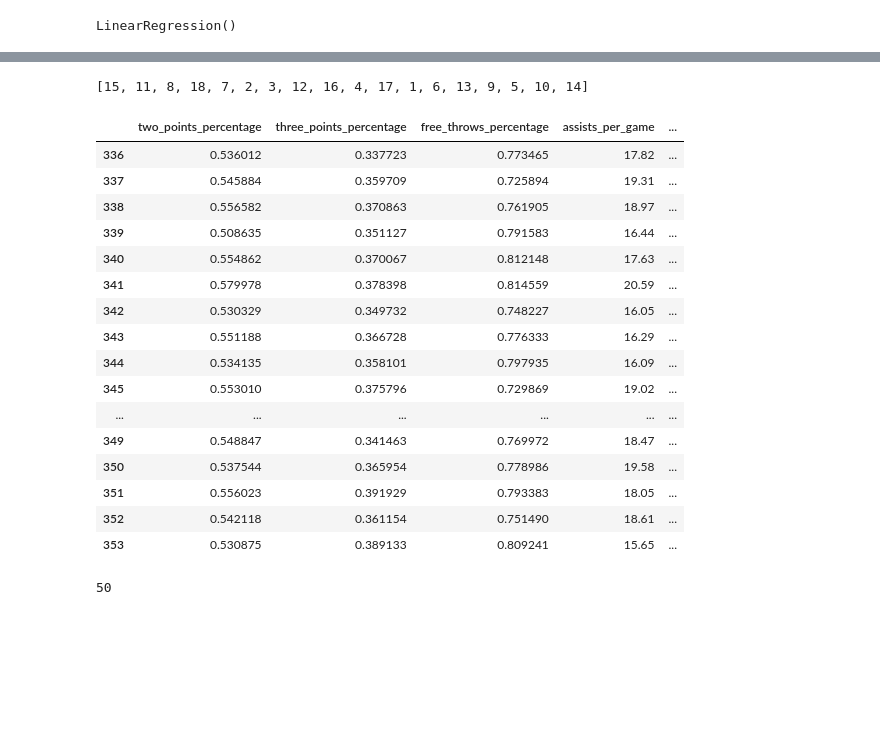
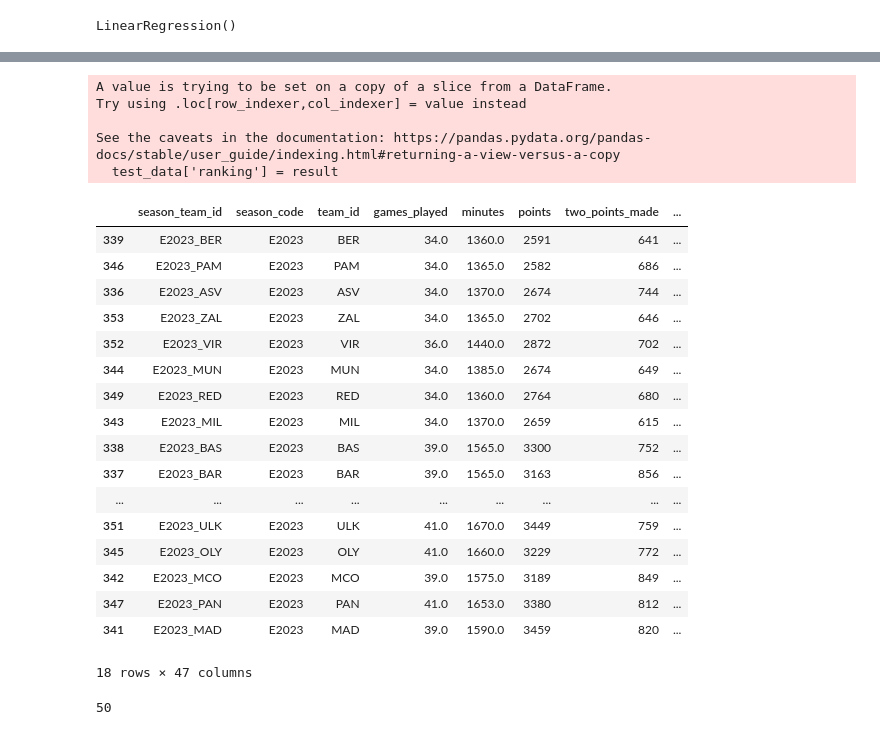
Before and after one commit to ste1drag/NI_projekat, a Jupyter notebook: main.ipynb, the cells around one changed output, grey strips where cells are left out. Drawn from its saved outputs; the diff is of its cells as text; code cells hidden in the pictures; blank space fills up the shorter version.

```diff
--- a/main.ipynb
+++ b/main.ipynb
@@ -223,7 +194,3 @@ training_data
 model.fit(training_data,training_data_ranking)
 # %% [output]
 LinearRegression()
-# %%
-test_data['two_points_percentage'] = test_data['two_points_made_per_game'] / test_data['two_points_attempted_per_game']
-test_data['three_points_percentage'] = test_data['three_points_made_per_game'] / test_data['three_points_attempted_per_game']
-test_data['free_throws_percentage'] = test_data['free_throws_made_per_game'] / test_data['free_throws_attempted_per_game']
@@ -246,3 +197,3 @@ See the caveats in the documentation: https://pandas.pydata.org/pandas-docs/stab
 # %%
-test_data = test_data[parameters]
+test_data_params = test_data[parameters]
 # %%
@@ -268,5 +219,5 @@ test_data
 # %%
-rankings_2023_predicted = model.predict(test_data)
+rankings_2023_predicted = model.predict(test_data_params)
 # %%
 test_data
 # %% [output]
@@ -299,29 +252,35 @@ order_ranking = {value: index + 1 for index, value in enumerate(sorted_ranking)}
 
 result = [order_ranking[value] for value in rankings_2023_predicted]
 # %%
-result
+test_data['ranking'] = result
 # %% [output]
-[15, 11, 8, 18, 7, 2, 3, 12, 16, 4, 17, 1, 6, 13, 9, 5, 10, 14]
+A value is trying to be set on a copy of a slice from a DataFrame.
+Try using .loc[row_indexer,col_indexer] = value instead
+
+See the caveats in the documentation: https://pandas.pydata.org/pandas-docs/stable/user_guide/indexing.html#returning-a-view-versus-a-copy
+  test_data['ranking'] = result
 # %%
+test_data = test_data.sort_values(by=['ranking']).iloc[::-1]
 test_data
 # %% [output]
-|  | two_points_percentage | three_points_percentage | free_throws_percentage | assists_per_game | ... |
-| 336 | 0.536012 | 0.337723 | 0.773465 | 17.82 | ... |
-| 337 | 0.545884 | 0.359709 | 0.725894 | 19.31 | ... |
-| 338 | 0.556582 | 0.370863 | 0.761905 | 18.97 | ... |
-| 339 | 0.508635 | 0.351127 | 0.791583 | 16.44 | ... |
-| 340 | 0.554862 | 0.370067 | 0.812148 | 17.63 | ... |
-| 341 | 0.579978 | 0.378398 | 0.814559 | 20.59 | ... |
-| 342 | 0.530329 | 0.349732 | 0.748227 | 16.05 | ... |
-| 343 | 0.551188 | 0.366728 | 0.776333 | 16.29 | ... |
-| 344 | 0.534135 | 0.358101 | 0.797935 | 16.09 | ... |
-| 345 | 0.553010 | 0.375796 | 0.729869 | 19.02 | ... |
-| ... | ... | ... | ... | ... | ... |
-| 349 | 0.548847 | 0.341463 | 0.769972 | 18.47 | ... |
-| 350 | 0.537544 | 0.365954 | 0.778986 | 19.58 | ... |
-| 351 | 0.556023 | 0.391929 | 0.793383 | 18.05 | ... |
-| 352 | 0.542118 | 0.361154 | 0.751490 | 18.61 | ... |
-| 353 | 0.530875 | 0.389133 | 0.809241 | 15.65 | ... |
+|  | season_team_id | season_code | team_id | games_played | minutes | points | two_points_made | ... |
+| 339 | E2023_BER | E2023 | BER | 34.0 | 1360.0 | 2591 | 641 | ... |
+| 346 | E2023_PAM | E2023 | PAM | 34.0 | 1365.0 | 2582 | 686 | ... |
+| 336 | E2023_ASV | E2023 | ASV | 34.0 | 1370.0 | 2674 | 744 | ... |
+| 353 | E2023_ZAL | E2023 | ZAL | 34.0 | 1365.0 | 2702 | 646 | ... |
+| 352 | E2023_VIR | E2023 | VIR | 36.0 | 1440.0 | 2872 | 702 | ... |
+| 344 | E2023_MUN | E2023 | MUN | 34.0 | 1385.0 | 2674 | 649 | ... |
+| 349 | E2023_RED | E2023 | RED | 34.0 | 1360.0 | 2764 | 680 | ... |
+| 343 | E2023_MIL | E2023 | MIL | 34.0 | 1370.0 | 2659 | 615 | ... |
+| 338 | E2023_BAS | E2023 | BAS | 39.0 | 1565.0 | 3300 | 752 | ... |
+| 337 | E2023_BAR | E2023 | BAR | 39.0 | 1565.0 | 3163 | 856 | ... |
+| ... | ... | ... | ... | ... | ... | ... | ... | ... |
+| 351 | E2023_ULK | E2023 | ULK | 41.0 | 1670.0 | 3449 | 759 | ... |
+| 345 | E2023_OLY | E2023 | OLY | 41.0 | 1660.0 | 3229 | 772 | ... |
+| 342 | E2023_MCO | E2023 | MCO | 39.0 | 1575.0 | 3189 | 849 | ... |
+| 347 | E2023_PAN | E2023 | PAN | 41.0 | 1653.0 | 3380 | 812 | ... |
+| 341 | E2023_MAD | E2023 | MAD | 39.0 | 1590.0 | 3459 | 820 | ... |
+18 rows × 47 columns
 # %%
 # implementing genetic algorithm
 # %%
```
Also changed, not shown: parts of 14 cells of this notebook, 1 other file.
